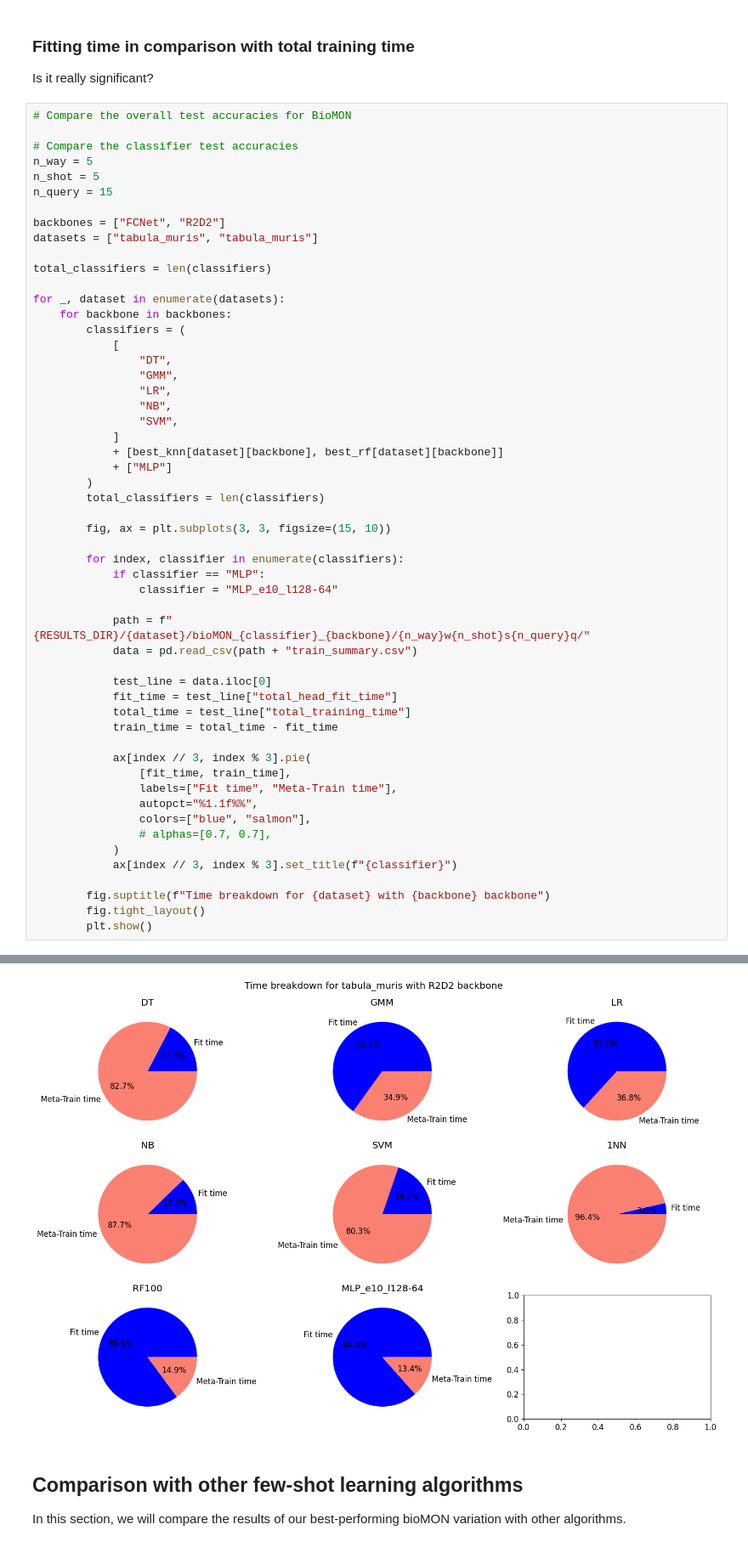
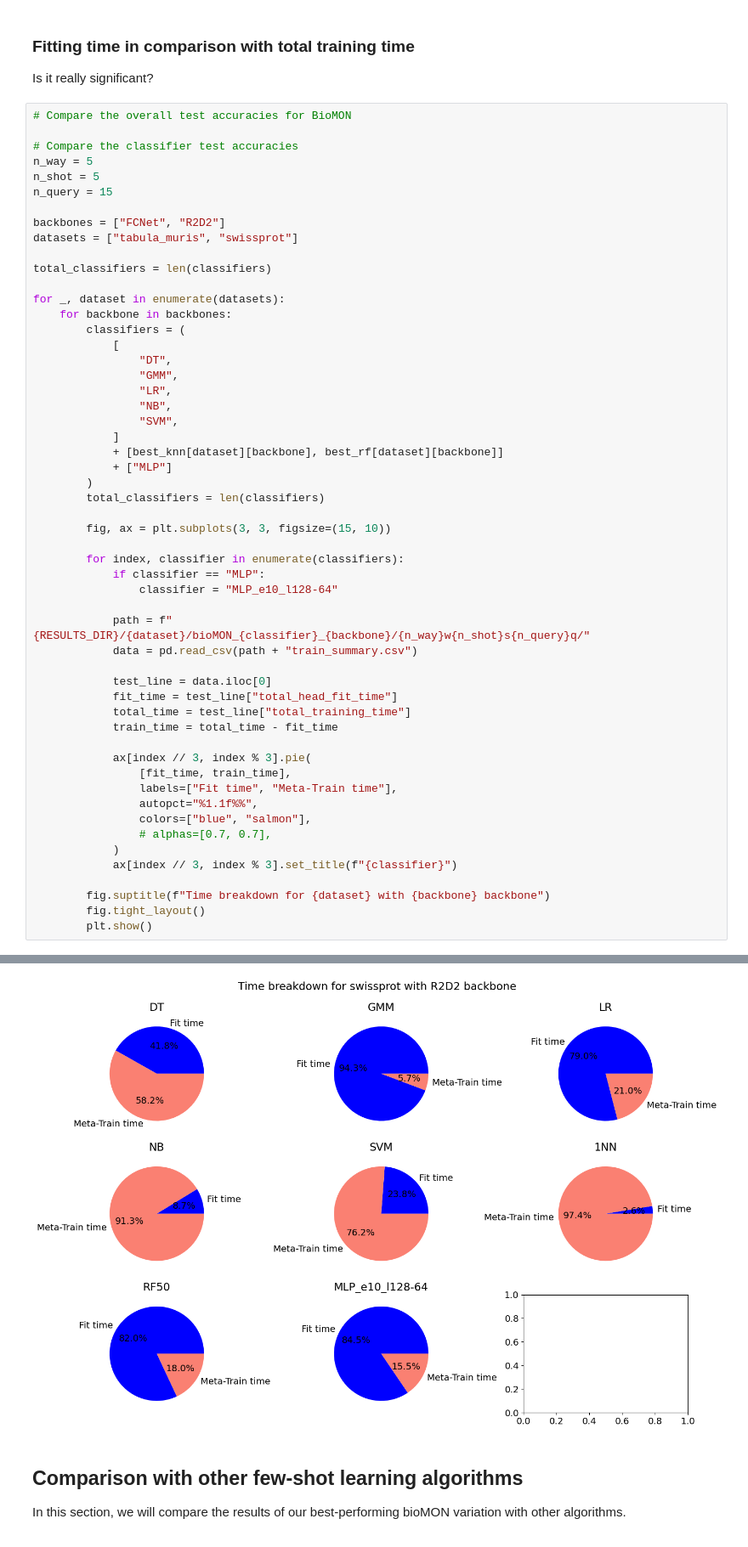
Before and after one commit to MChatzakis/BioMON, a Jupyter notebook: bioMON.ipynb, the cells around one changed output, grey strips where cells are left out. Shown at 85% size. Saved outputs shown, nothing was run; the diff lists cells and outputs as text.

```diff
--- a/bioMON.ipynb
+++ b/bioMON.ipynb
@@ -446,7 +445,7 @@ n_shot = 5
 n_query = 15
 
 backbones = ["FCNet", "R2D2"]
-datasets = ["tabula_muris", "tabula_muris"]
+datasets = ["tabula_muris", "swissprot"]
 
 total_classifiers = len(classifiers)
 
@@ -498,4 +497,4 @@ for _, dataset in enumerate(datasets):
-[figure, old version]
+[figure, new version]
 # %% [markdown]
 ## Comparison with other few-shot learning algorithms
 
```
Also changed, not shown: parts of 4 cells of this notebook, 6 other files.
